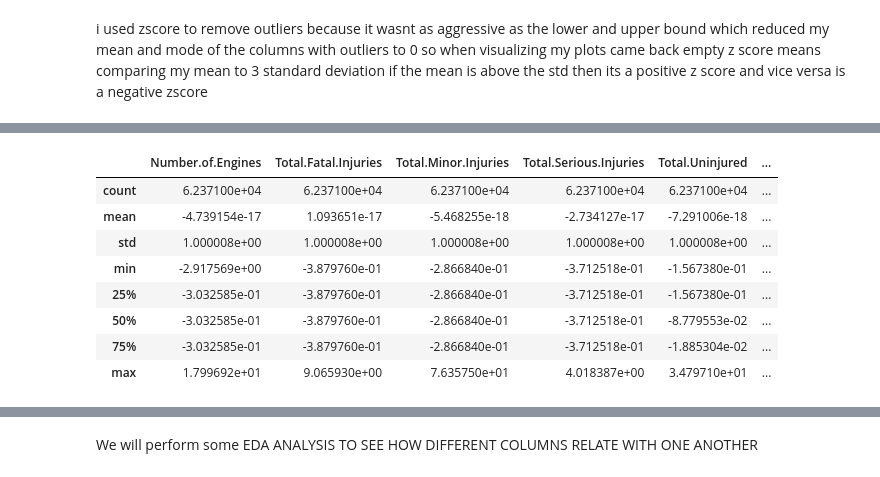
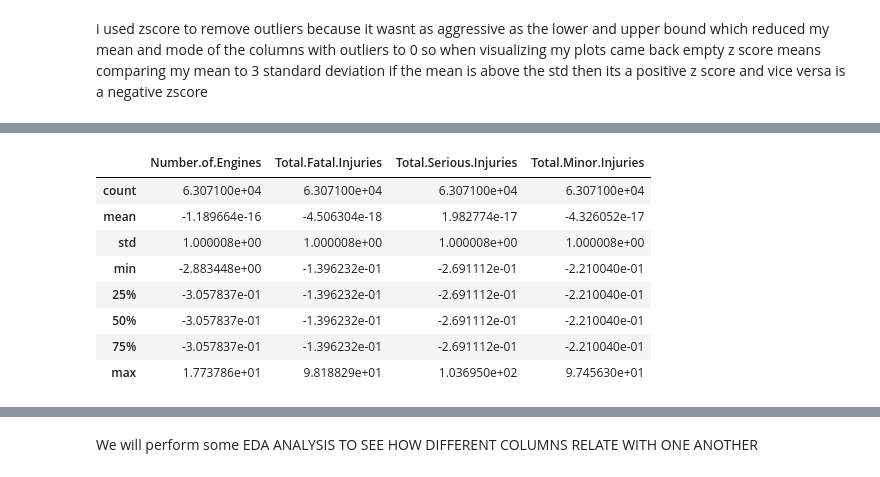
Before and after one commit to justicee-dev/maureen_phase1-project, a Jupyter notebook: maureen's_project.ipynb, the cells around one changed output, grey strips where cells are left out. Drawn from its saved outputs; the diff is of its cells as text; code cells hidden in the pictures.

```diff
--- a/maureen's_project.ipynb
+++ b/maureen's_project.ipynb
@@ -303,0 +312,6 @@ df_zscore=(df-df.mean())/df.std(ddof=0)
+# %%
+from scipy.stats import zscore
+Numerical_cols=['Number.of.Engines','Total.Fatal.Injuries','Total.Serious.Injuries','Total.Minor.Injuries']
+df[Numerical_cols]=df[Numerical_cols].apply(zscore)
+df_numerical=df[Numerical_cols]
+df_numerical
@@ -304,12 +332,12 @@ df_zscore=(df-df.mean())/df.std(ddof=0)
 # %%
-df_zscore.describe()#this helps to show if the outliers have been removed
+df_numerical.describe()#this helps to show if the outliers have been removed
 # %% [output]
-|  | Number.of.Engines | Total.Fatal.Injuries | Total.Minor.Injuries | Total.Serious.Injuries | Total.Uninjured | ... |
-| count | 6.237100e+04 | 6.237100e+04 | 6.237100e+04 | 6.237100e+04 | 6.237100e+04 | ... |
-| mean | -4.739154e-17 | 1.093651e-17 | -5.468255e-18 | -2.734127e-17 | -7.291006e-18 | ... |
-| std | 1.000008e+00 | 1.000008e+00 | 1.000008e+00 | 1.000008e+00 | 1.000008e+00 | ... |
-| min | -2.917569e+00 | -3.879760e-01 | -2.866840e-01 | -3.712518e-01 | -1.567380e-01 | ... |
-| 25% | -3.032585e-01 | -3.879760e-01 | -2.866840e-01 | -3.712518e-01 | -1.567380e-01 | ... |
-| 50% | -3.032585e-01 | -3.879760e-01 | -2.866840e-01 | -3.712518e-01 | -8.779553e-02 | ... |
-| 75% | -3.032585e-01 | -3.879760e-01 | -2.866840e-01 | -3.712518e-01 | -1.885304e-02 | ... |
-| max | 1.799692e+01 | 9.065930e+00 | 7.635750e+01 | 4.018387e+00 | 3.479710e+01 | ... |
+|  | Number.of.Engines | Total.Fatal.Injuries | Total.Serious.Injuries | Total.Minor.Injuries |
+| count | 6.307100e+04 | 6.307100e+04 | 6.307100e+04 | 6.307100e+04 |
+| mean | -1.189664e-16 | -4.506304e-18 | 1.982774e-17 | -4.326052e-17 |
+| std | 1.000008e+00 | 1.000008e+00 | 1.000008e+00 | 1.000008e+00 |
+| min | -2.883448e+00 | -1.396232e-01 | -2.691112e-01 | -2.210040e-01 |
+| 25% | -3.057837e-01 | -1.396232e-01 | -2.691112e-01 | -2.210040e-01 |
+| 50% | -3.057837e-01 | -1.396232e-01 | -2.691112e-01 | -2.210040e-01 |
+| 75% | -3.057837e-01 | -1.396232e-01 | -2.691112e-01 | -2.210040e-01 |
+| max | 1.773786e+01 | 9.818829e+01 | 1.036950e+02 | 9.745630e+01 |
```
Also changed, not shown: parts of 41 cells of this notebook, 1 other file.
